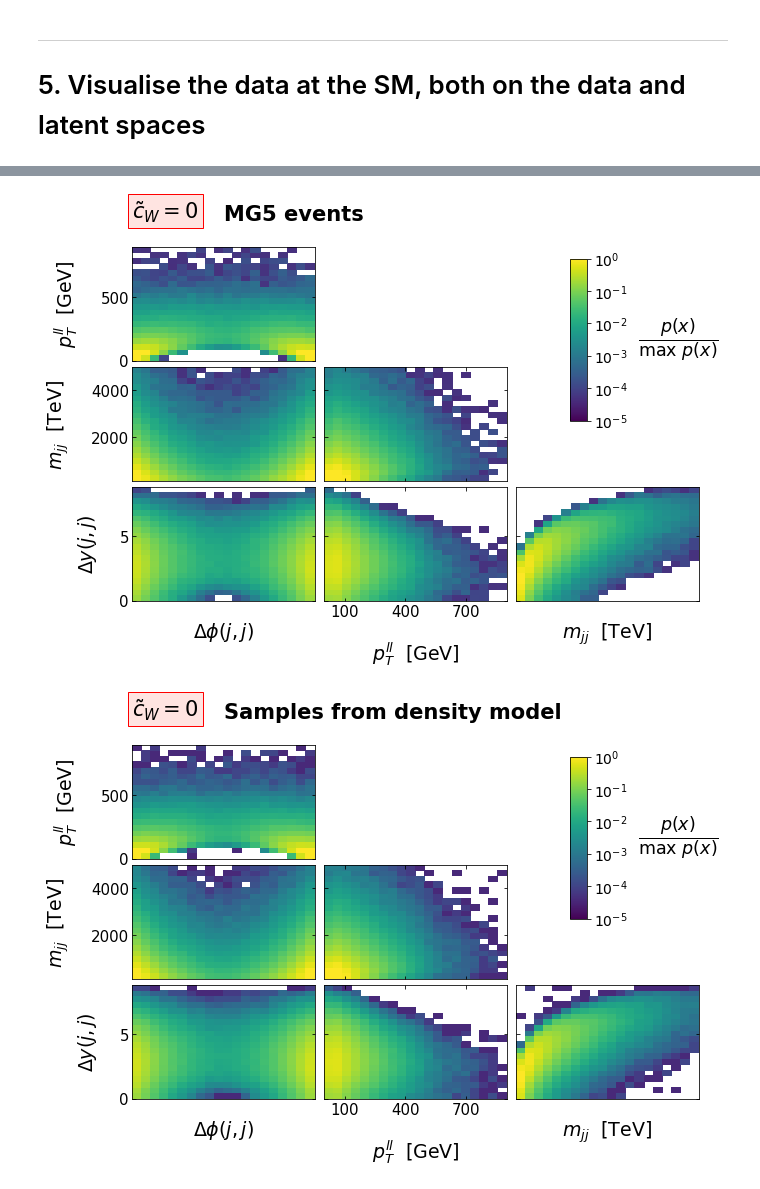
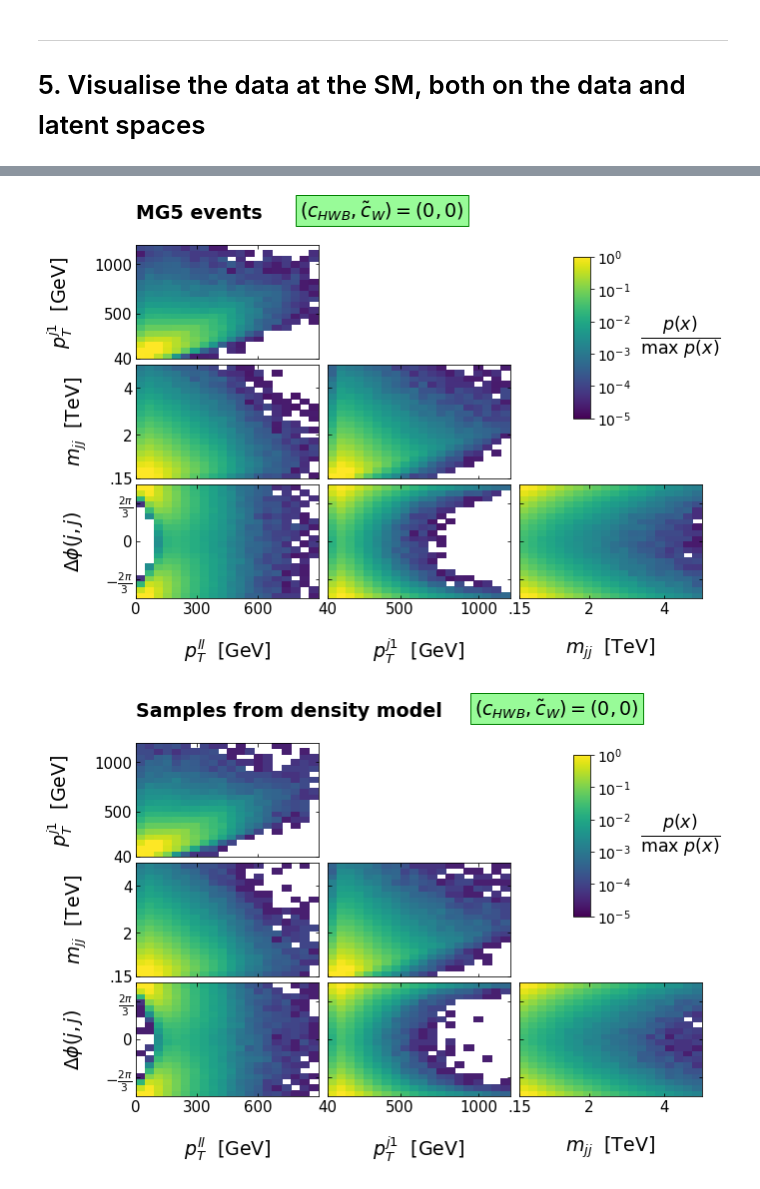
Before and after one commit to darrendavidprice/science-discovery, a Jupyter notebook: SM-sandbox/proj5.4-EFT-Density-Estimation/notebooks/get_EWK_density_estimate_2D.ipynb, the cells around one changed output, grey strips where cells are left out. Saved outputs shown, nothing was run; the diff lists cells and outputs as text; code cells hidden in the pictures.

```diff
--- a/SM-sandbox/proj5.4-EFT-Density-Estimation/notebooks/get_EWK_density_estimate_2D.ipynb
+++ b/SM-sandbox/proj5.4-EFT-Density-Estimation/notebooks/get_EWK_density_estimate_2D.ipynb
@@ -542,13 +410,13 @@ Unwhitening fake datapoints for  (0, 0)
 #  Get datapoint likelihoods at 0 hypothesis
 #
 
-fake_datapoint_SM_likelihood = model.evaluate([0, 0], fake_white_datapoints_SM)
+fake_datapoint_SM_likelihood = global_density_model.evaluate([0, 0], fake_white_datapoints_SM)
 
 fake_datapoint_weights = {}
 for cHWB in cHWB_vals :
     for cWtil in cWtil_vals :
         start = time.time()
-        fake_datapoint_weights [(cHWB, cWtil)] = model.evaluate([cHWB, cWtil], fake_white_datapoints_SM) / fake_datapoint_SM_likelihood
+        fake_datapoint_weights [(cHWB, cWtil)] = global_density_model.evaluate([cHWB, cWtil], fake_white_datapoints_SM) / fake_datapoint_SM_likelihood
         end = time.time()
         print(f"{len(fake_white_datapoints_SM)} datapoints evaluated at {cHWB, cWtil} in {(end-start):.2f}s")
 # %% [output]
@@ -749,0 +494,5 @@ plt.show()
+# %%
+num_observables = VBFZ.num_observables
+observables_order = VBFZ.observables
+observable_limits = VBFZ.observable_limits
+int_observables = VBFZ.int_observables
@@ -892,4 +827,18 @@ plt.show()
 # %%
+
+lin_ticks = {}
+lin_ticks["pT_ll"    ] = [0, 300, 600]
+lin_ticks["pT_j1"    ] = [40, 500, 1000]
+lin_ticks["m_jj"     ] = [150, 2000, 4000]
+lin_ticks["Dphi_j_j" ] = [-2*np.pi/3, 0, 2*np.pi/3]
+
+lin_ticklabels = {}
+lin_ticklabels["pT_ll"   ] = ["0", "300", "600"]
+lin_ticklabels["pT_j1"   ] = ["40", "500", "1000"]
+lin_ticklabels["m_jj"    ] = [".15", "2", "4"]
+lin_ticklabels["Dphi_j_j"] = [r"$-\frac{2\pi}{3}$", "0", r"$\frac{2\pi}{3}$"]
+
+
 def plot_data_adv (datapoints, weights=None, label="", savefig="") :
 
     #  If no weights provided then assume uniform
@@ -928,6 +877,7 @@ def plot_data_adv (datapoints, weights=None, label="", savefig="") :
     fig = plt.figure(figsize=(8, 5))
     vmin = 1e-5
 
+    is_first_x = True
     for obs_idx_x, obs_x in enumerate(observables_order) :
 
         #  Check whether we want to plot observable x
@@ -958,12 +908,13 @@ def plot_data_adv (datapoints, weights=None, label="", savefig="") :
             else :
                 ax.set_xlabel(get_obs_label(obs_x), fontsize=19, labelpad=20)
 
-            if (obs_idx_x == 0) and (obs_idx_y == num_observables-1) : ax.get_xaxis().set_ticklabels(["1" , "2.5", "4" ])
-            if (obs_idx_x == 0) and (obs_idx_y == 0) : ax.get_yaxis().set_ticklabels(["1" , "2.5", "4" ])
-            if obs_idx_x == 0 : ax.set_xticks([1000, 2500, 4000])
-            if obs_idx_x == 1 : ax.set_xticks([100, 400, 700])
-            if obs_idx_x == 2 : ax.set_xticks([-2, 0, 2])
-            if obs_idx_x == 3 : ax.set_xticks([2, 4, 6, 8])
+            #  Set axis ticks and labels
+            if obs_x in lin_ticks : ax.get_xaxis().set_ticks(lin_ticks[obs_x])
+            if obs_y in lin_ticks : ax.get_yaxis().set_ticks(lin_ticks[obs_y])
+            if is_first_x     : ax.get_yaxis().set_ticklabels(lin_ticklabels[obs_y])
+            else              : ax.get_yaxis().set_ticklabels([])
+            if obs_idx_y == num_observables - 1 : ax.get_xaxis().set_ticklabels(lin_ticklabels[obs_x])
+            else              : ax.get_xaxis().set_ticklabels([])
 
             #  Format tick params
             ax.tick_params(which="both", right=True, top=True, direction="in", labelsize=15)
@@ -974,8 +925,10 @@ def plot_data_adv (datapoints, weights=None, label="", savefig="") :
                                       vmin=vmin, vmax=1, norm=colors.LogNorm())
 
             if (obs_idx_x==0) and (obs_idx_y==1) and len(label) > 0 :
-                ax.text(0, 1.2, r"${\tilde c}_W=0$", fontsize=21, transform=ax.transAxes, ha="left", va="bottom", bbox=dict(facecolor='mistyrose', edgecolor='red', pad=4.0))
-                ax.text(0.5, 1.2, label, weight="bold", ha="left", va="bottom", transform=ax.transAxes, fontsize=21)
+                ax.text(0.3 + len(label)*0.06, 1.2, r"$(c_{HWB}, {\tilde c}_W) = (0,0)$",fontsize=19, transform=ax.transAxes, ha="left", va="bottom", bbox=dict(facecolor='palegreen', edgecolor='green', pad=4.0))
+                ax.text(0, 1.2, label, weight="bold", ha="left", va="bottom", transform=ax.transAxes, fontsize=19)
+
+        is_first_x = False
 
 
     cbar_ax = fig.add_axes([0.76, 0.5, 0.03, 0.45])
@@ -990,13 +943,13 @@ def plot_data_adv (datapoints, weights=None, label="", savefig="") :
 # %%
 
 #  Plot MG5 events
 datapoints_true, weights_true = data_tables[(0,0)].get_observables_and_weights()
-plot_data_adv(datapoints_true, weights_true, label="MG5 events")
+plot_data_adv(datapoints_true, weights_true, label="MG5 events", savefig=f"figures/paper2D_model/EWK_events_SM_2D_true.pdf")
 # %% [output]
-[figure, old version]
+[figure, new version]
 # %%
 
 #  Plot generated events
-plot_data_adv(fake_datapoints_SM_big, label="Samples from density model")
+plot_data_adv(fake_datapoints_SM_big, label="Samples from density model", savefig=f"figures/paper2D_model/EWK_events_SM_2D_fake.pdf")
 # %% [output]
-[figure, old version]
+[figure, new version]
```
Also changed, not shown: parts of 32 cells of this notebook, 16 other files.
